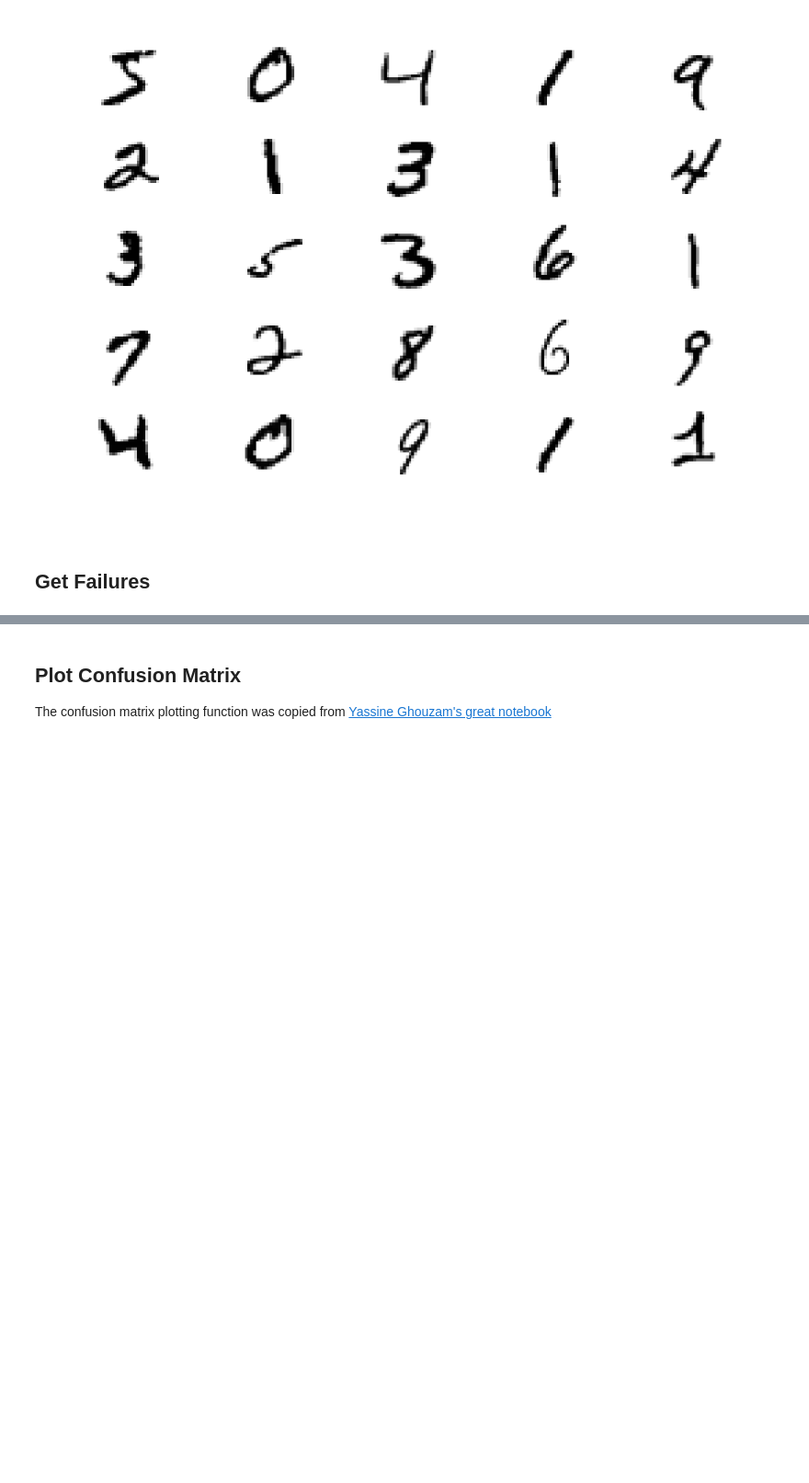
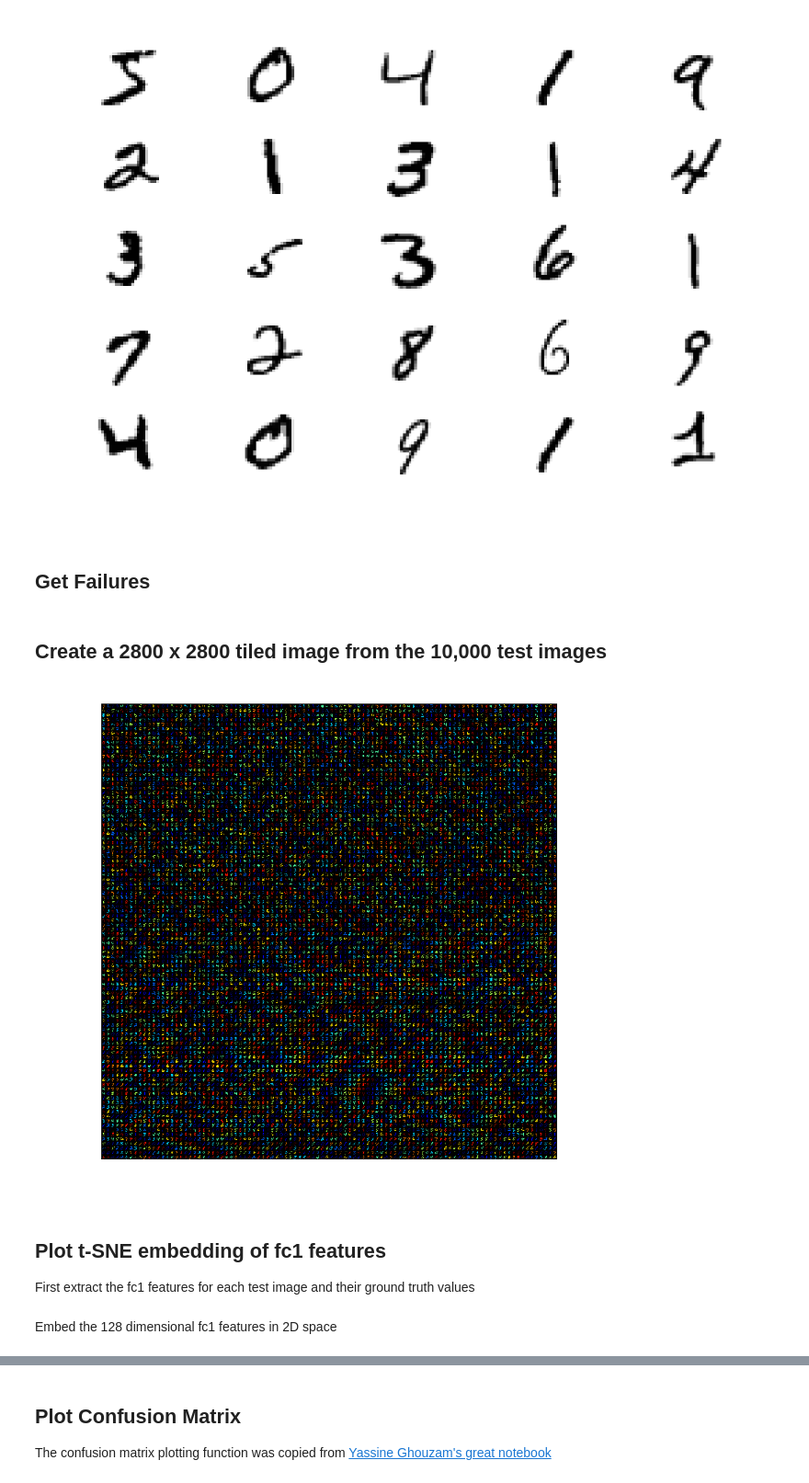
Before and after one commit to steedly/Reading, a Jupyter notebook: mnist.ipynb, the cells around one changed output, grey strips where cells are left out. Shown at 92% size. Drawn from its saved outputs; the diff is of its cells as text; code cells hidden in the pictures; blank space fills up the shorter version.

```diff
--- a/mnist.ipynb
+++ b/mnist.ipynb
@@ -105,7 +107,7 @@ class Args:
     seed=1
     log_interval=117
     save_checkpoints=True
-    load_checkpoint=None #'mnist_012.pth'
+    load_checkpoint='mnist_012.pth'
 
 args = Args
 
@@ -468,3 +473,34 @@ def get_failures(model, device, test_loader):
     return np.array(failure_indices), output_all, target_all
 # %%
 failure_indices, output_all, target_all = get_failures(model, device, test_loader)
+# %% [markdown]
+## Create a 2800 x 2800 tiled image from the 10,000 test images
+# %%
+import imageio
+
+dl = torch.utils.data.DataLoader(
+    datasets.MNIST('../data', train=False, transform=transforms.Compose([
+                       transforms.ToTensor()])),
+    batch_size=args.test_batch_size, **kwargs)
+
+cmap = mpl.cm.jet
+cmaplist = [cmap(i) for i in range(cmap.N)]
+cmap = mpl.colors.LinearSegmentedColormap.from_list('Custom cmap', cmaplist, N=10)
+
+def get_img(idx):
+    clr = cmap(dl.dataset[idx][1])
+    img = dl.dataset[idx][0].numpy().reshape(28,28)*255
+    return np.dstack([(img*clr[c]).astype('uint8') for c in range(3)])
+
+tiled = np.vstack([np.hstack([get_img(off+col) for col in range(100)]) for off in range(0, 10000, 100)])
+imageio.imwrite('tiled.png', tiled)
+# %%
+fig, ax=plt.subplots(figsize=(5,5), dpi=200)
+ax.axis('off')
+plt.imshow(tiled)
+plt.show()
+# %% [output]
+[figure, added]
+# %% [markdown]
+## Plot t-SNE embedding of fc1 features
+First extract the fc1 features for each test image and their ground truth values
@@ -470,0 +518,2 @@ failure_indices, output_all, target_all = get_failures(model, device, test_loade
+# %% [markdown]
+Embed the 128 dimensional fc1 features in 2D space
```
Also changed, not shown: parts of 15 cells of this notebook, 1 other file.
